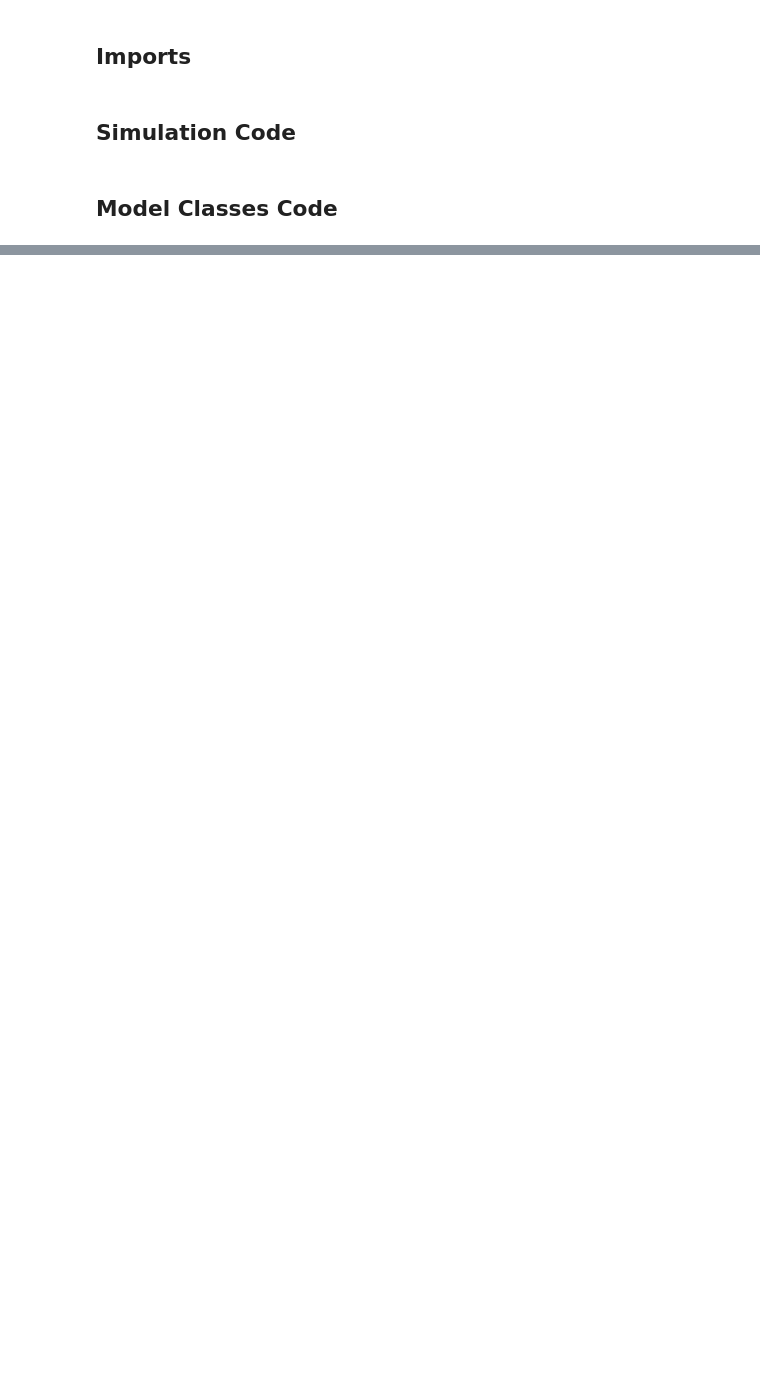
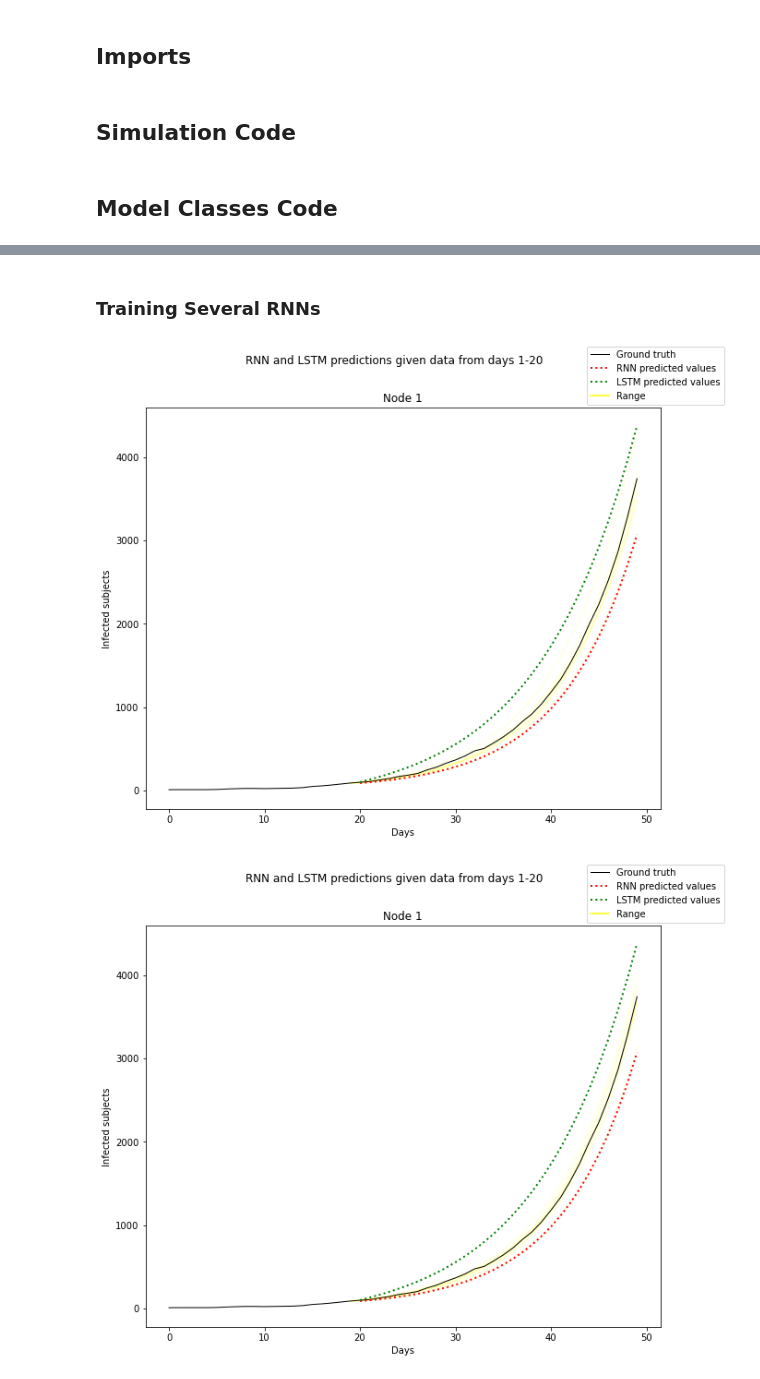
Before and after one commit to cshi56/DoMath-SpatialTemporalPrediction, a Jupyter notebook: spatial-temporal/main.ipynb, the cells around one changed output, grey strips where cells are left out. Cells and saved outputs as stored; diff of their text form; code cells hidden in the pictures; blank space fills up the shorter version.

```diff
--- a/spatial-temporal/main.ipynb
+++ b/spatial-temporal/main.ipynb
@@ -868,0 +1044,15 @@ def create_dataset(file, window_size, windows_per_sim):
+# %% [markdown]
+### Training Several RNNs
+# %%
+sims = np.load('data/fixed-parameters/150sims_50days_1nodes.npy')
+
+for i in range(5):
+    rnn = RNNVectorized(1, 4, 1, 128)
+    rnn.load_state_dict(torch.load('models/1_nodes/vec_rnn.pt'))
+
+    lstm = LSTMVectorized(1, 4, 1, 64)
+    lstm.load_state_dict(torch.load('models/1_nodes/vec_lstm.pt'))
+    graph_compare_rnn_lstm(rnn, lstm, sim, 20, 30, 1, 10)
+# %% [output]
+[figure, added]
+[figure, added]
```
Also changed, not shown: parts of 18 cells of this notebook.
